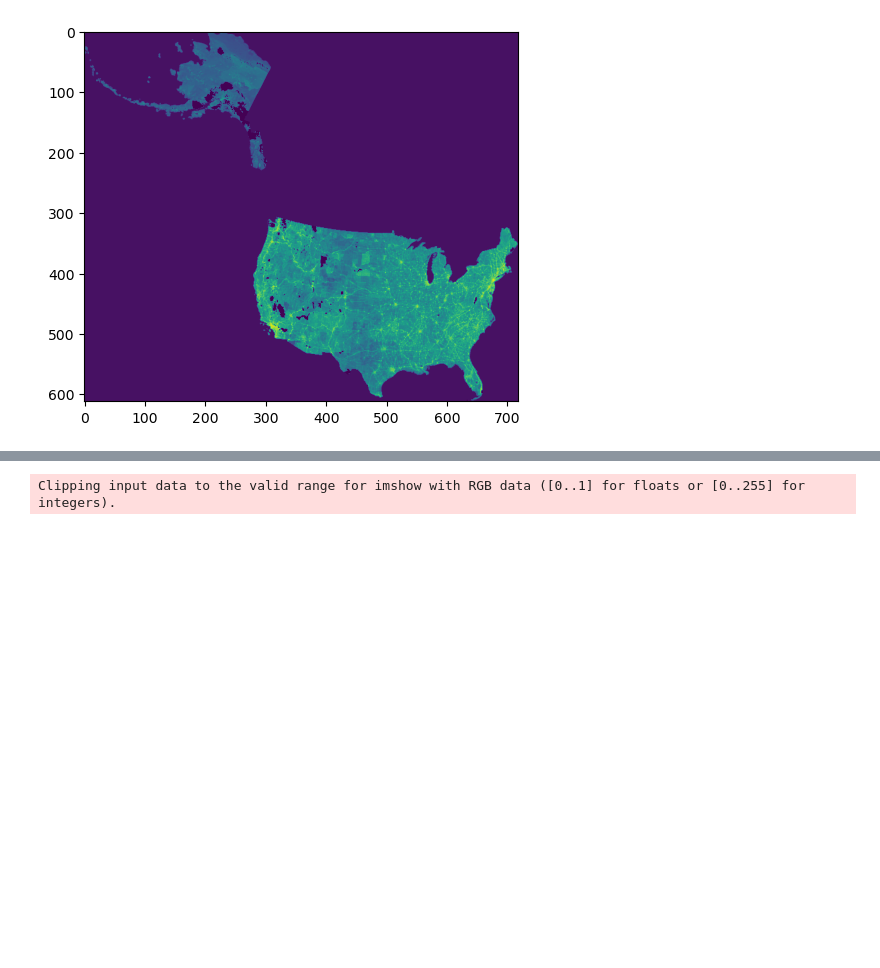
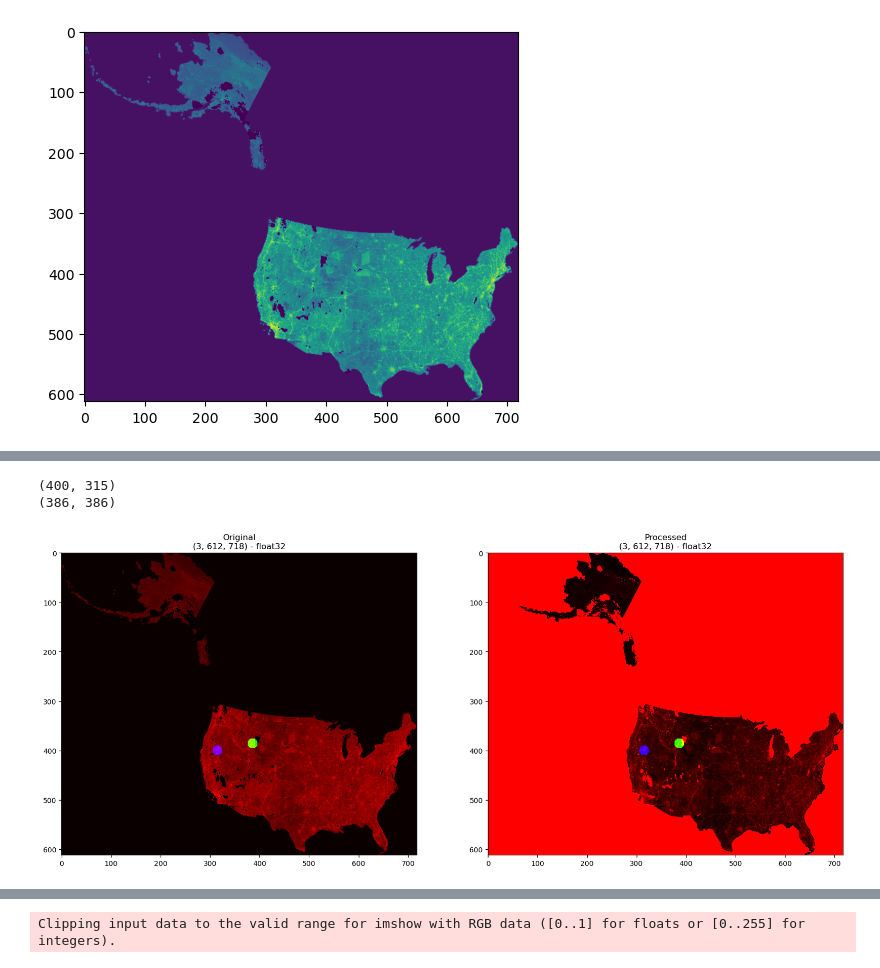
Before and after one commit to NETL-RIC/CO2-Pipeline-Routing-Tool, a Jupyter notebook: Flask/mc-tutorial.ipynb, the cells around one changed output, grey strips where cells are left out. Drawn from its saved outputs; the diff is of its cells as text; code cells hidden in the pictures; blank space fills up the shorter version.

```diff
--- a/Flask/mc-tutorial.ipynb
+++ b/Flask/mc-tutorial.ipynb
@@ -178,0 +218,20 @@ float32
+# %%
+rng = np.random.default_rng(seed=42)
+start, target = generate_locations(cost_surface.no_go, start=None, target=None, rng=rng, max_distance=100)
+
+print(start)
+print(target)
+
+org_raster = visualize(normalize(image.copy()), start, target, radius=10)
+processed_raster = visualize(cost_surface.cost.copy(), start, target, radius=10)
+
+fig, ax = plt.subplots(ncols=2, figsize=(20, 12))
+ax[0].imshow(np.moveaxis(org_raster, 0, -1))
+ax[0].set_title('Original\n{} - {}'.format(org_raster.shape, org_raster.dtype))
+ax[1].imshow(np.moveaxis(processed_raster, 0, -1))
+ax[1].set_title('Processed\n{} - {}'.format(processed_raster.shape, processed_raster.dtype))
+plt.show()
+# %% [output]
+(400, 315)
+(386, 386)
+[figure, added]
```
Also changed, not shown: parts of 20 cells of this notebook, 2 other files.
